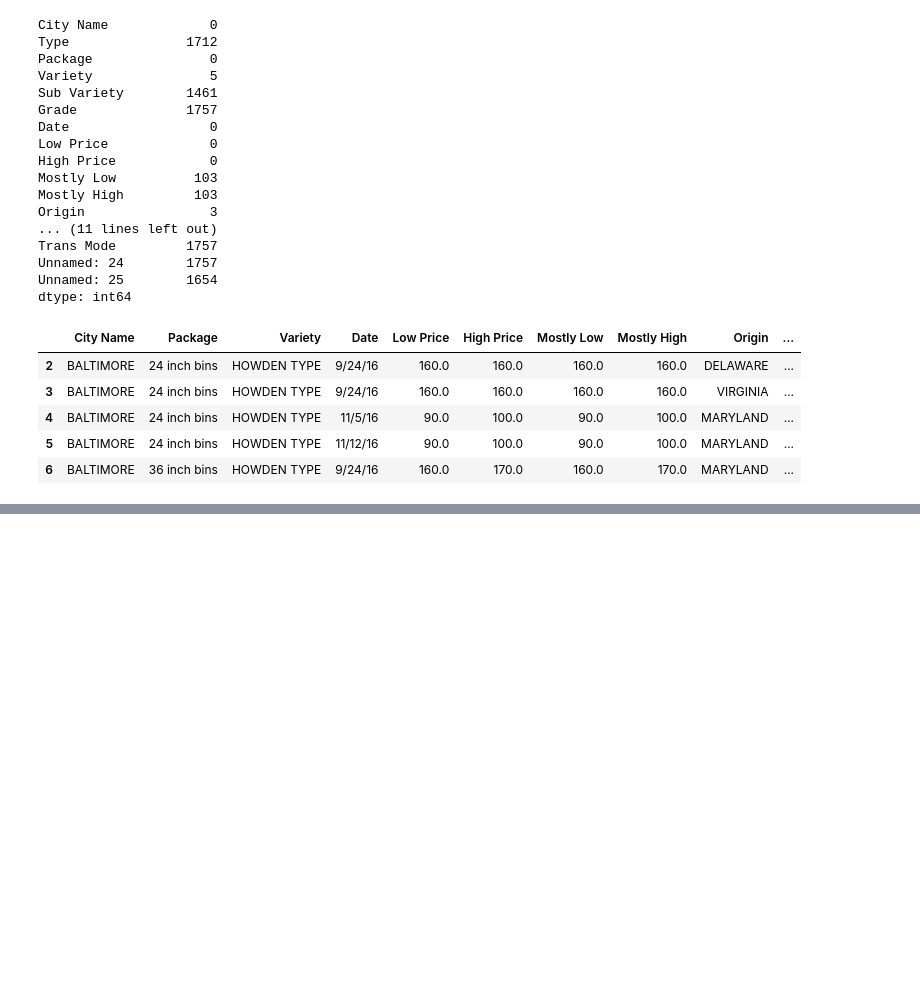
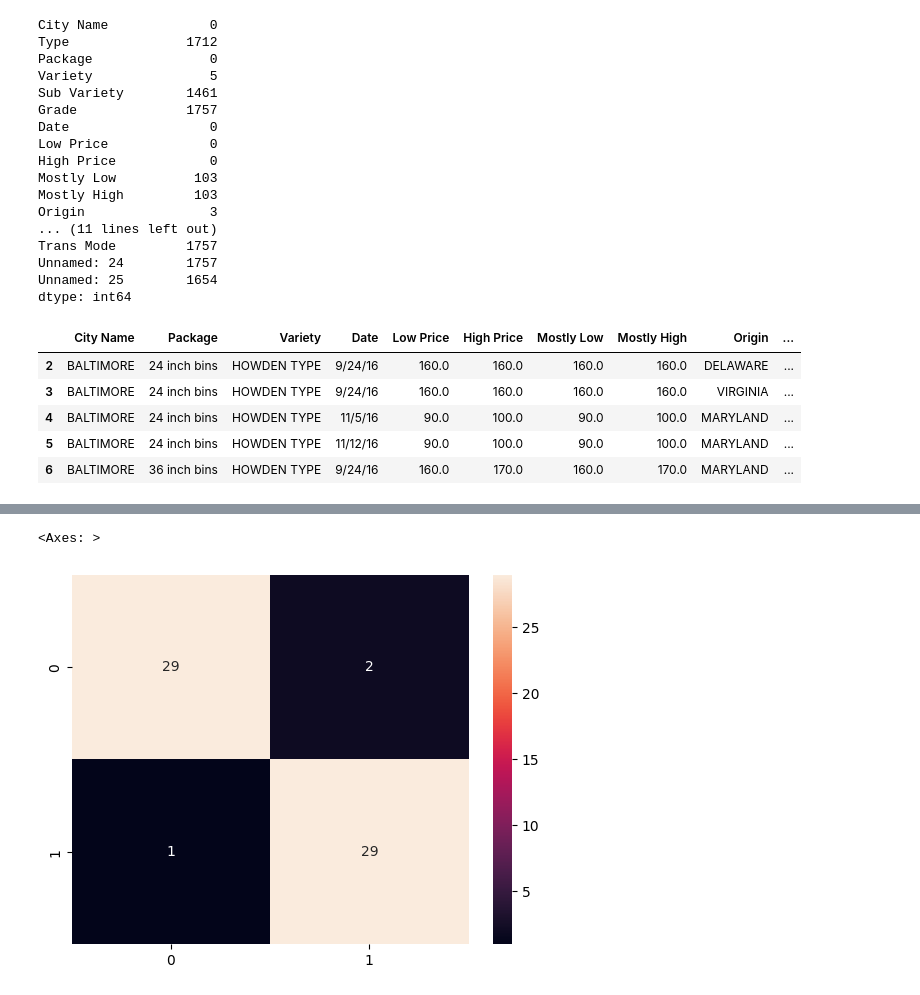
Before and after one commit to simonrod2404/TalentoTech, a Jupyter notebook: Notebooks del curso de MS/pumpkins-clasf-assign.ipynb, the cells around one changed output, grey strips where cells are left out. Saved outputs shown, nothing was run; the diff lists cells and outputs as text; code cells hidden in the pictures; blank space fills up the shorter version.

```diff
--- a/Notebooks del curso de MS/pumpkins-clasf-assign.ipynb
+++ b/Notebooks del curso de MS/pumpkins-clasf-assign.ipynb
@@ -126,0 +149,7 @@ ordinal_encoder = OrdinalEncoder(categories=item_size_categories)
+# %%
+#Codificando el resto de columnas categoricas con un OneHotEncoder
+from sklearn.preprocessing import OneHotEncoder
+
+onehot_features = clean_pumpkins.drop(axis=1, columns=ordinal_features + ['Price', 'Month', "Color"]).columns # type: ignore
+
+onehot_encoder = OneHotEncoder(sparse_output=False)
@@ -126,0 +178,31 @@ ordinal_encoder = OrdinalEncoder(categories=item_size_categories)
+# %%
+#Utilizando LabelEncoder para normalizar las etiquetas, de tal forma que estas solo contengan valores entre 0 y n_labels-1
+from sklearn.preprocessing import LabelEncoder
+
+label_encoder = LabelEncoder()
+encoded_label = label_encoder.fit_transform(clean_pumpkins['Color'])
+
+#Uniendo etiquetas y caracteristicas en un solo DF
+encoded_df = encoded_features.assign(Color=encoded_label)
+# %%
+#Seleccionando variables y dividiendo datos
+from sklearn.model_selection import train_test_split
+
+X = encoded_df.drop(axis=1, columns='Color')
+y = encoded_df['Color']
+
+X_train, X_test, y_train, y_test = train_test_split(X, y, test_size=0.20)
+
+#Creando y entrenando modelo
+from sklearn.linear_model import LogisticRegression
+
+model = LogisticRegression()
+model.fit(X_train, y_train)
+predictions = model.predict(X_test)
+
+#Imprimiendo metricas y predicciónes
+from sklearn.metrics import classification_report, f1_score
+
+print(classification_report(y_test, predictions))
+print('Predicted labels: ', predictions)
+print('F1-score: ', f1_score(y_test, predictions))
@@ -126,0 +222,10 @@ ordinal_encoder = OrdinalEncoder(categories=item_size_categories)
+# %%
+#Calculando matriz de confusion y graficandola con un heatmap
+from sklearn.metrics import confusion_matrix
+import seaborn as sns
+
+cm = confusion_matrix(y_test, predictions)
+sns.heatmap(cm, annot=True, fmt="d")
+# %% [output]
+<Axes: >
+[figure, added]
```
Also changed, not shown: parts of 11 cells of this notebook, 2 other files.
